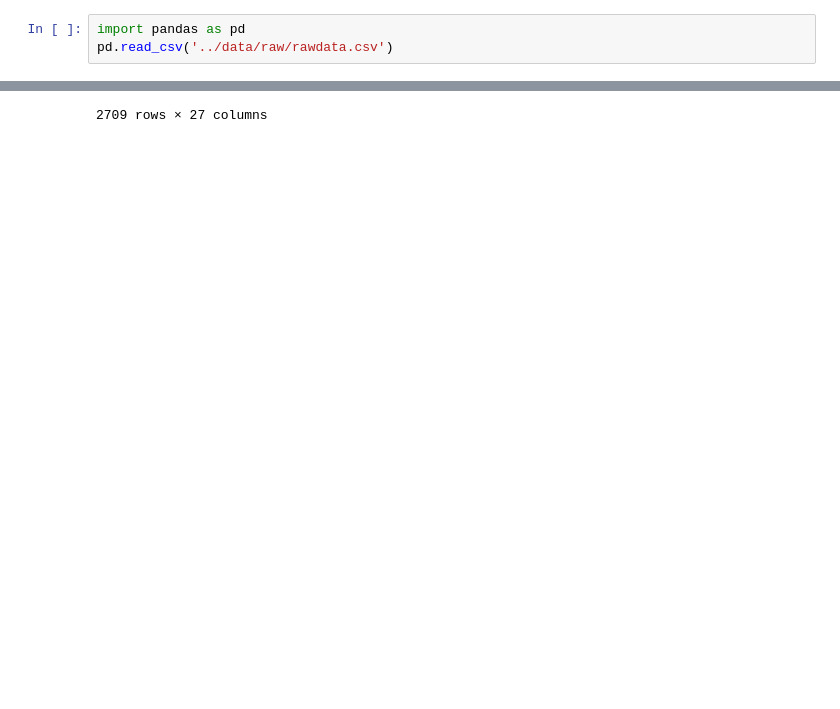
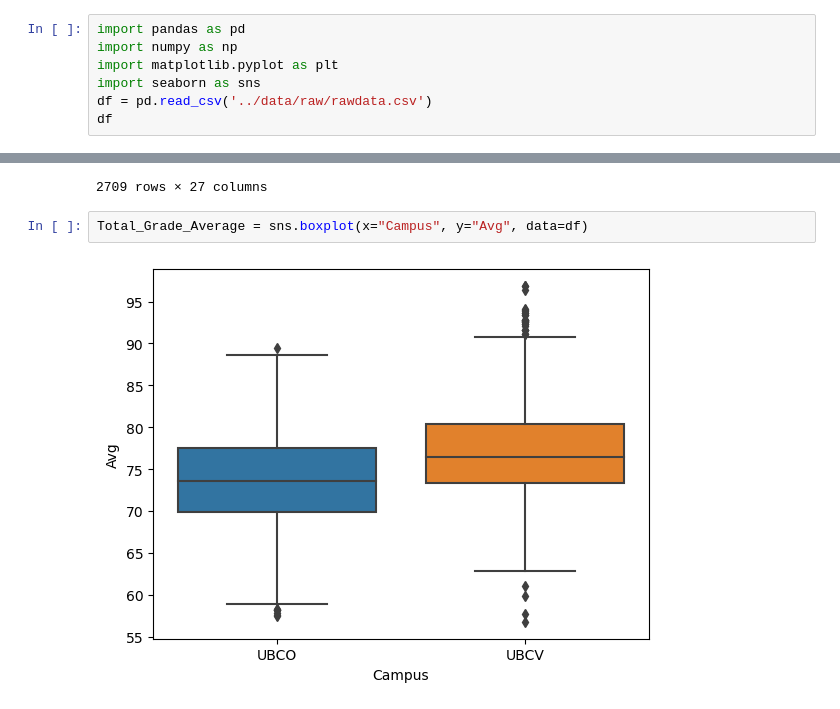
Before and after one commit to ubco-W2022T2-data301/project-group-group03, a Jupyter notebook: analysis/analysis1.ipynb, the cells around one changed output, grey strips where cells are left out. Drawn from its saved outputs; the diff is of its cells as text; blank space fills up the shorter version.

```diff
--- a/analysis/analysis1.ipynb
+++ b/analysis/analysis1.ipynb
@@ -8,7 +8,11 @@ Briefly describe your research question or interests here.
 For this project my reasearch will focus on how grade distribution, mean grades and analyze how number students in a class changed from a pre covid era to a shift to online and hybrid classes and then into 2021 with a blend of hybrid, online, and in person courses. I am interested in understanding what the shift from  remote and hybrid learning has affected the academic performance of students in a varitety subjects. After completion of the project, my research aims to provide possible insights into the challenges and benefits that remote and hybrid learning, can have on individuals and insructors.
 # %%
 import pandas as pd
-pd.read_csv('../data/raw/rawdata.csv')
+import numpy as np
+import matplotlib.pyplot as plt
+import seaborn as sns
+df = pd.read_csv('../data/raw/rawdata.csv')
+df
 # %% [output]
 |  | Campus | Year | Session | Subject | Course | Detail | Section | Title | Professor | Reported | ... | ... |
 | 0 | UBCO | 2021.0 | W | ECON | 101.0 | NaN | 1 | Principles of Microeconomics | Khan Islam;Noriko Ozawa | 333.0 | ... | ... |
@@ -23,3 +27,7 @@ pd.read_csv('../data/raw/rawdata.csv')
 | 2707 | UBCV | 2018.0 | W | ECON | 499.0 | NaN | 1 | Honours Essay | Michal Rehavi | 7.0 | ... | ... |
 | 2708 | UBCV | 2018.0 | W | ECON | 499.0 | NaN | OVERALL | Honours Essay | NaN | 7.0 | ... | ... |
 2709 rows × 27 columns
+# %%
+Total_Grade_Average = sns.boxplot(x="Campus", y="Avg", data=df)
+# %% [output]
+[figure, added]
```
Also changed, not shown: parts of 2 cells of this notebook, 3 other files.
